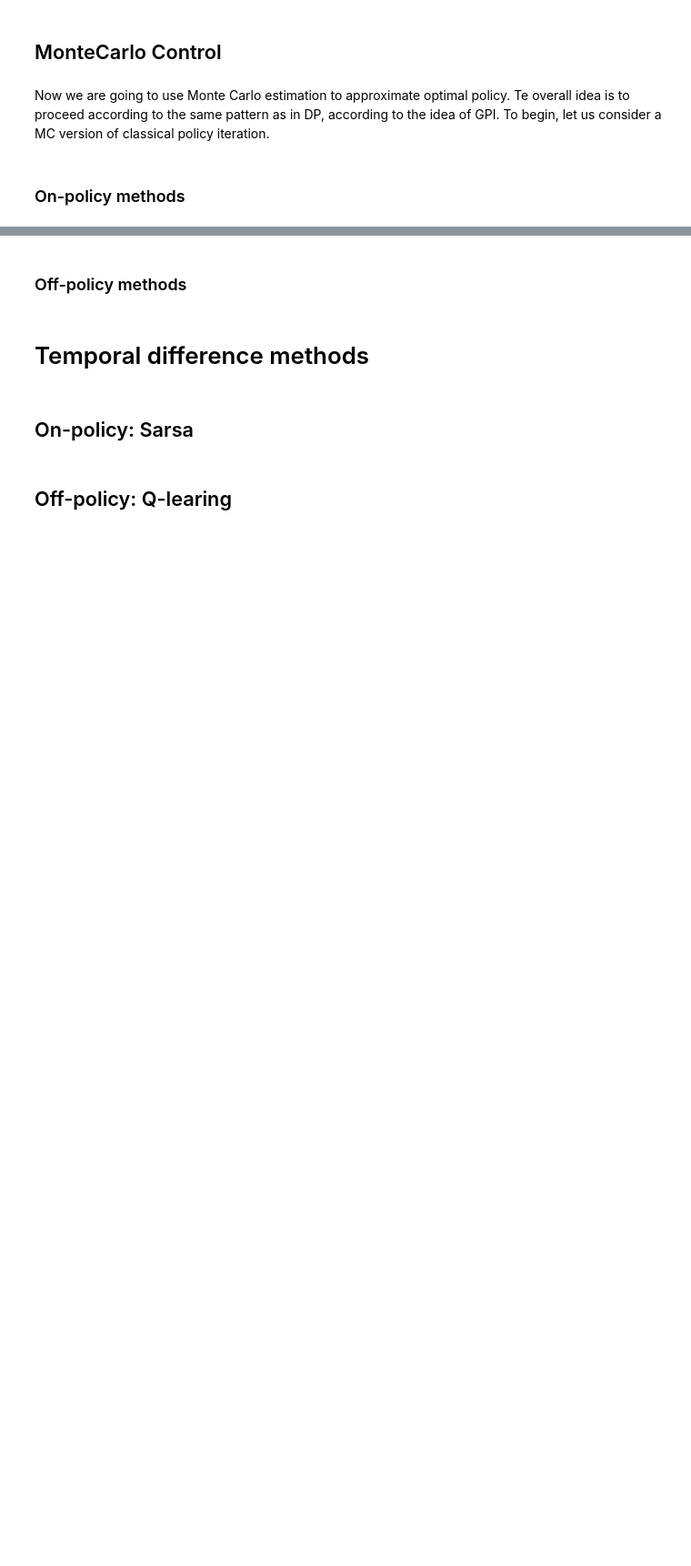
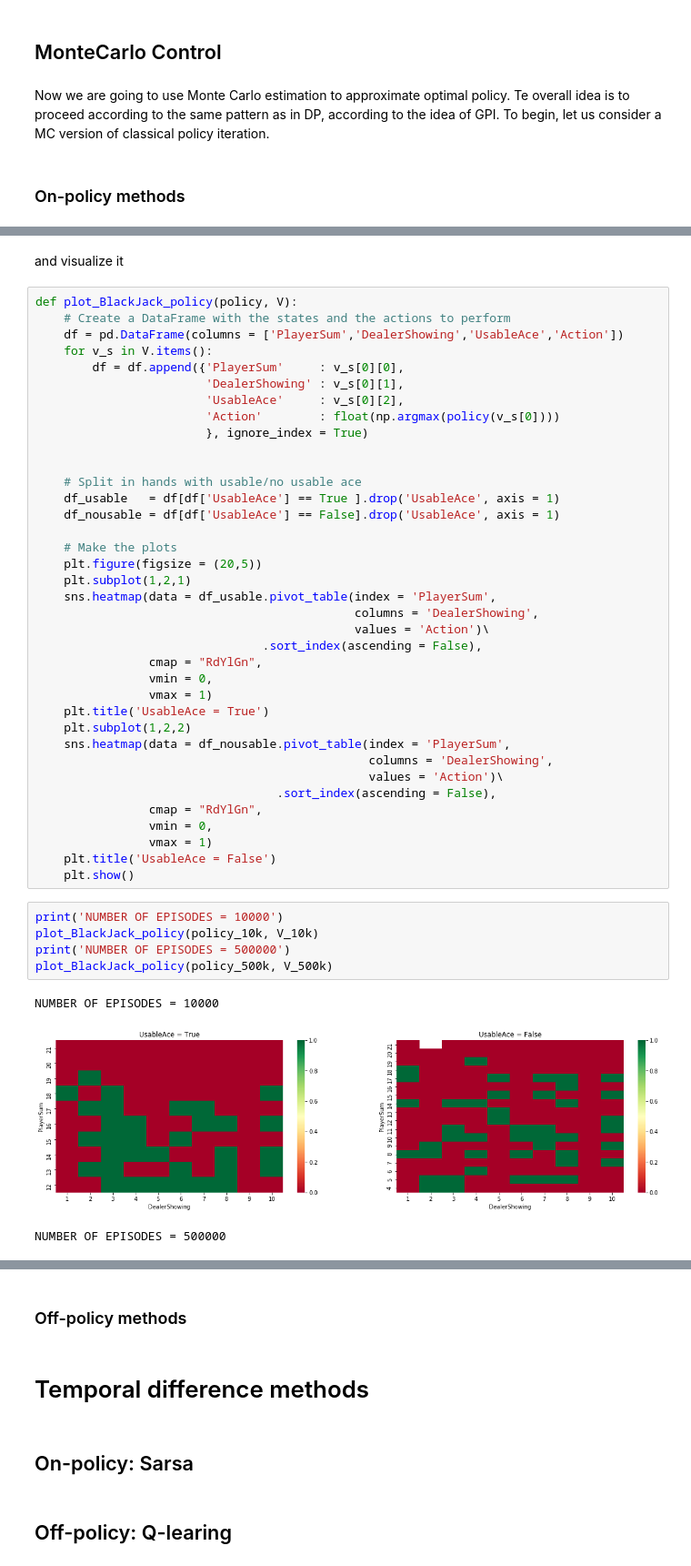
Before and after one commit to pablocarreraflorez/TFM-reinforcement-learning, a Jupyter notebook: RL_OpenAI_gym .ipynb, the cells around one changed output, grey strips where cells are left out. Shown at 91% size. Saved outputs shown, nothing was run; the diff lists cells and outputs as text; blank space fills up the shorter version.

```diff
--- a/RL_OpenAI_gym .ipynb
+++ b/RL_OpenAI_gym .ipynb
@@ -908,0 +1179,48 @@ KeyboardInterrupt:
+# %% [markdown]
+and visualize it
+# %%
+def plot_BlackJack_policy(policy, V):
+    # Create a DataFrame with the states and the actions to perform
+    df = pd.DataFrame(columns = ['PlayerSum','DealerShowing','UsableAce','Action'])
+    for v_s in V.items():
+        df = df.append({'PlayerSum'     : v_s[0][0],
+                        'DealerShowing' : v_s[0][1],
+                        'UsableAce'     : v_s[0][2],
+                        'Action'        : float(np.argmax(policy(v_s[0])))
+                        }, ignore_index = True)
+
+
+    # Split in hands with usable/no usable ace
+    df_usable   = df[df['UsableAce'] == True ].drop('UsableAce', axis = 1)
+    df_nousable = df[df['UsableAce'] == False].drop('UsableAce', axis = 1)
+
+    # Make the plots
+    plt.figure(figsize = (20,5))
+    plt.subplot(1,2,1)
+    sns.heatmap(data = df_usable.pivot_table(index = 'PlayerSum',
+                                             columns = 'DealerShowing',
+                                             values = 'Action')\
+                                .sort_index(ascending = False),
+                cmap = "RdYlGn",
+                vmin = 0,
+                vmax = 1)
+    plt.title('UsableAce = True')
+    plt.subplot(1,2,2)
+    sns.heatmap(data = df_nousable.pivot_table(index = 'PlayerSum',
+                                               columns = 'DealerShowing',
+                                               values = 'Action')\
+                                  .sort_index(ascending = False),
+                cmap = "RdYlGn",
+                vmin = 0,
+                vmax = 1)
+    plt.title('UsableAce = False')
+    plt.show()
+# %%
+print('NUMBER OF EPISODES = 10000')
+plot_BlackJack_policy(policy_10k, V_10k)
+print('NUMBER OF EPISODES = 500000')
+plot_BlackJack_policy(policy_500k, V_500k)
+# %% [output]
+NUMBER OF EPISODES = 10000
+[figure, added]
+NUMBER OF EPISODES = 500000
```
Also changed, not shown: parts of 60 cells of this notebook, 2 other files.
